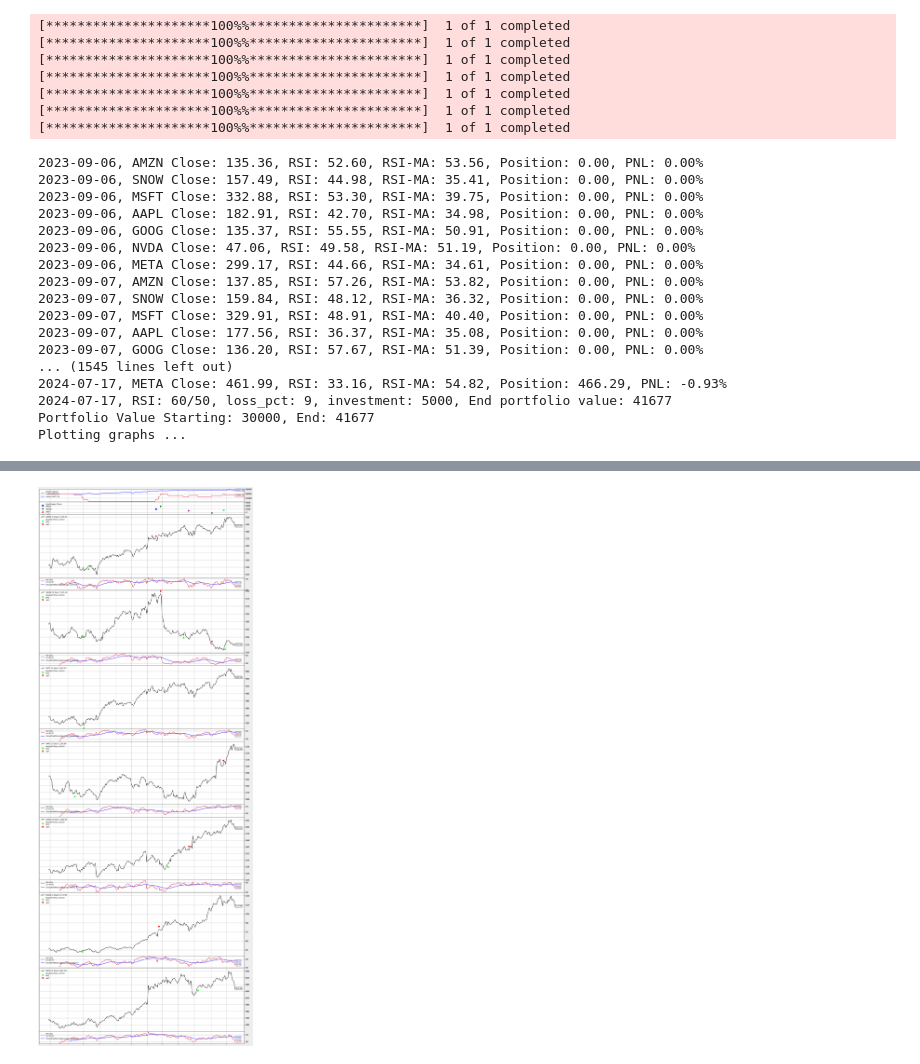
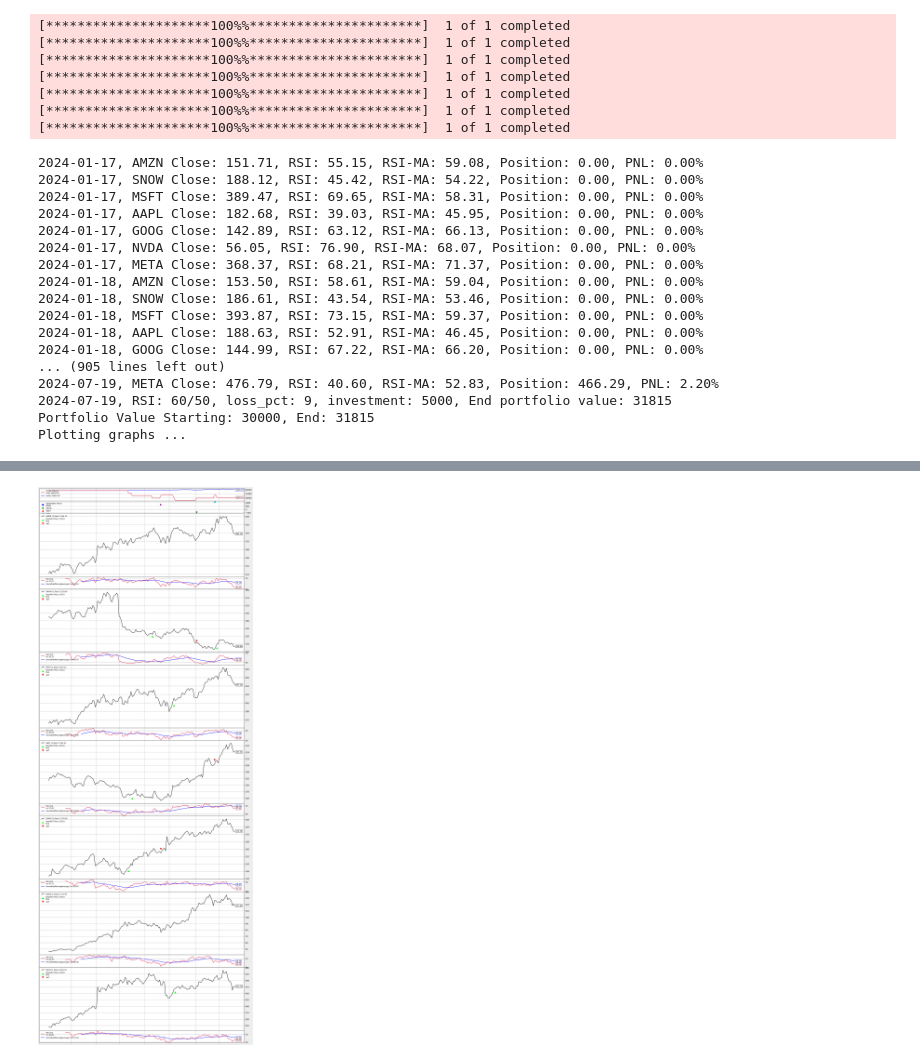
Before and after one commit to joaovicente/trade-advisor, a Jupyter notebook: runtime/optimise.ipynb, the cells around one changed output, grey strips where cells are left out. Saved outputs shown, nothing was run; the diff lists cells and outputs as text; code cells hidden in the pictures.

```diff
--- a/runtime/optimise.ipynb
+++ b/runtime/optimise.ipynb
@@ -1,5 +1,5 @@
 # %%
-from api.services.backtesting import TestStrategy
+from api.services.backtesting_service import TestStrategy, rsi_warmup_in_days
 
 import datetime  # For datetime objects
 import backtrader as bt
@@ -8,8 +8,9 @@ import yfinance as yf
 
 optimise = False
 initial_cash = 30000
+number_of_days_to_simulate = 200
 end_date=datetime.datetime.today().date()
-start_date = end_date - datetime.timedelta(days=356)
+start_date = end_date - datetime.timedelta(number_of_days_to_simulate + rsi_warmup_in_days)
 #tickers = ['SNOW']
 tickers = [ 'AMZN', 'SNOW', 'MSFT', 'AAPL', 'GOOG', 'NVDA', 'META']
 #tickers = [ 'AMZN', 'SNOW', 'MSFT', 'AAPL', 'GOOG', 'NVDA', 'META', 'JNJ', 'JPM', 'PFE', 'PG', 'UNH', 'V']
@@ -71,48 +72,47 @@ if __name__ == '__main__':
 
     if optimise:
         print('Optimised runs by Final Value:')
         sorted_results = sorted(stats, key=lambda x: x['final_value'], reverse=True)
         for result in sorted_results[:5]:
             print(result)
     else:
         # Print out the final result
         print(f'Portfolio Value Starting: {start_portfolio_value:.0f}, End: {cerebro.broker.getvalue():.0f}')
         print(f'Plotting graphs ...')
         # Plot the result
         %matplotlib inline
         import matplotlib.pyplot as plt
         from pylab import rcParams #Creates parameters for our plot
         rcParams['figure.figsize'] = 16, 6 * len(tickers) #size
         rcParams['figure.facecolor'] = '#eeeeee' #Color scheme
         plt.plot() #The Plot Code
         plt.close()
         cerebro.plot(iplot=True, volume=False)
-        cerebro.plot()
 # %% [output]
 [*********************100%%**********************]  1 of 1 completed
 [*********************100%%**********************]  1 of 1 completed
 [*********************100%%**********************]  1 of 1 completed
 [*********************100%%**********************]  1 of 1 completed
 [*********************100%%**********************]  1 of 1 completed
 [*********************100%%**********************]  1 of 1 completed
 [*********************100%%**********************]  1 of 1 completed
-2023-09-06, AMZN Close: 135.36, RSI: 52.60, RSI-MA: 53.56, Position: 0.00, PNL: 0.00%
-2023-09-06, SNOW Close: 157.49, RSI: 44.98, RSI-MA: 35.41, Position: 0.00, PNL: 0.00%
-2023-09-06, MSFT Close: 332.88, RSI: 53.30, RSI-MA: 39.75, Position: 0.00, PNL: 0.00%
-2023-09-06, AAPL Close: 182.91, RSI: 42.70, RSI-MA: 34.98, Position: 0.00, PNL: 0.00%
-2023-09-06, GOOG Close: 135.37, RSI: 55.55, RSI-MA: 50.91, Position: 0.00, PNL: 0.00%
-2023-09-06, NVDA Close: 47.06, RSI: 49.58, RSI-MA: 51.19, Position: 0.00, PNL: 0.00%
-2023-09-06, META Close: 299.17, RSI: 44.66, RSI-MA: 34.61, Position: 0.00, PNL: 0.00%
-2023-09-07, AMZN Close: 137.85, RSI: 57.26, RSI-MA: 53.82, Position: 0.00, PNL: 0.00%
-2023-09-07, SNOW Close: 159.84, RSI: 48.12, RSI-MA: 36.32, Position: 0.00, PNL: 0.00%
-2023-09-07, MSFT Close: 329.91, RSI: 48.91, RSI-MA: 40.40, Position: 0.00, PNL: 0.00%
-2023-09-07, AAPL Close: 177.56, RSI: 36.37, RSI-MA: 35.08, Position: 0.00, PNL: 0.00%
-2023-09-07, GOOG Close: 136.20, RSI: 57.67, RSI-MA: 51.39, Position: 0.00, PNL: 0.00%
-... (1545 lines left out)
-2024-07-17, META Close: 461.99, RSI: 33.16, RSI-MA: 54.82, Position: 466.29, PNL: -0.93%
-2024-07-17, RSI: 60/50, loss_pct: 9, investment: 5000, End portfolio value: 41677
-Portfolio Value Starting: 30000, End: 41677
+2024-01-17, AMZN Close: 151.71, RSI: 55.15, RSI-MA: 59.08, Position: 0.00, PNL: 0.00%
+2024-01-17, SNOW Close: 188.12, RSI: 45.42, RSI-MA: 54.22, Position: 0.00, PNL: 0.00%
+2024-01-17, MSFT Close: 389.47, RSI: 69.65, RSI-MA: 58.31, Position: 0.00, PNL: 0.00%
+2024-01-17, AAPL Close: 182.68, RSI: 39.03, RSI-MA: 45.95, Position: 0.00, PNL: 0.00%
+2024-01-17, GOOG Close: 142.89, RSI: 63.12, RSI-MA: 66.13, Position: 0.00, PNL: 0.00%
+2024-01-17, NVDA Close: 56.05, RSI: 76.90, RSI-MA: 68.07, Position: 0.00, PNL: 0.00%
+2024-01-17, META Close: 368.37, RSI: 68.21, RSI-MA: 71.37, Position: 0.00, PNL: 0.00%
+2024-01-18, AMZN Close: 153.50, RSI: 58.61, RSI-MA: 59.04, Position: 0.00, PNL: 0.00%
+2024-01-18, SNOW Close: 186.61, RSI: 43.54, RSI-MA: 53.46, Position: 0.00, PNL: 0.00%
+2024-01-18, MSFT Close: 393.87, RSI: 73.15, RSI-MA: 59.37, Position: 0.00, PNL: 0.00%
+2024-01-18, AAPL Close: 188.63, RSI: 52.91, RSI-MA: 46.45, Position: 0.00, PNL: 0.00%
+2024-01-18, GOOG Close: 144.99, RSI: 67.22, RSI-MA: 66.20, Position: 0.00, PNL: 0.00%
+... (905 lines left out)
+2024-07-19, META Close: 476.79, RSI: 40.60, RSI-MA: 52.83, Position: 466.29, PNL: 2.20%
+2024-07-19, RSI: 60/50, loss_pct: 9, investment: 5000, End portfolio value: 31815
+Portfolio Value Starting: 30000, End: 31815
 Plotting graphs ...
 [interactive output not drawn]
 [interactive output not drawn]
-[figure, old version]
+[figure, new version]
```
Also changed, not shown: 7 other files.
